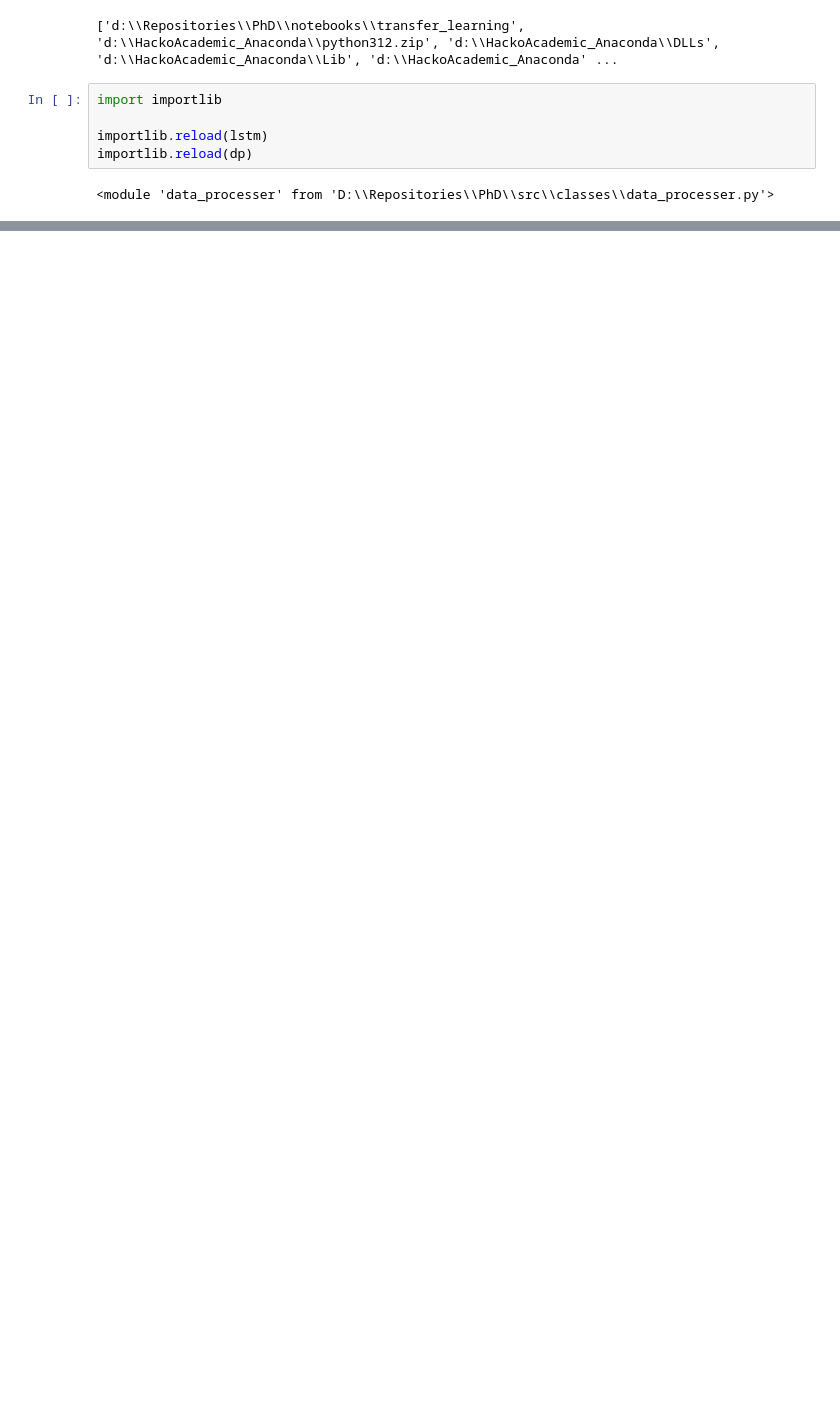
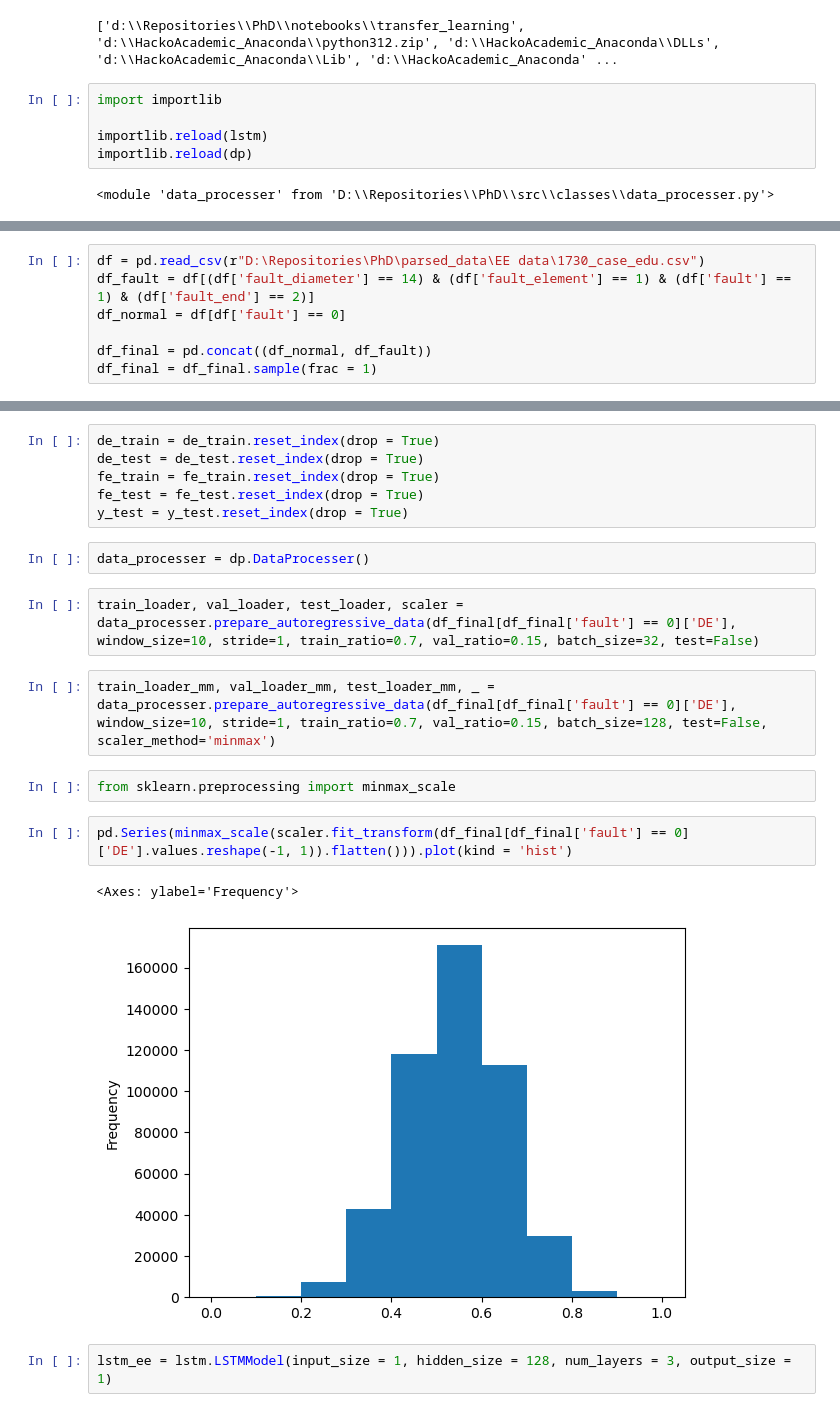
Before and after one commit to AtanasKolevNBU/PhD, a Jupyter notebook: notebooks/transfer_learning/transfer_learning.ipynb, the cells around one changed output, grey strips where cells are left out. Saved outputs shown, nothing was run; the diff lists cells and outputs as text; blank space fills up the shorter version.

```diff
--- a/notebooks/transfer_learning/transfer_learning.ipynb
+++ b/notebooks/transfer_learning/transfer_learning.ipynb
@@ -25,0 +40,7 @@ importlib.reload(dp)
+# %%
+df = pd.read_csv(r"D:\Repositories\PhD\parsed_data\EE data\1730_case_edu.csv")
+df_fault = df[(df['fault_diameter'] == 14) & (df['fault_element'] == 1) & (df['fault'] == 1) & (df['fault_end'] == 2)]
+df_normal = df[df['fault'] == 0]
+
+df_final = pd.concat((df_normal, df_fault))
+df_final = df_final.sample(frac = 1)
@@ -25,0 +69,21 @@ importlib.reload(dp)
+# %%
+de_train = de_train.reset_index(drop = True)
+de_test = de_test.reset_index(drop = True)
+fe_train = fe_train.reset_index(drop = True)
+fe_test = fe_test.reset_index(drop = True)
+y_test = y_test.reset_index(drop = True)
+# %%
+data_processer = dp.DataProcesser()
+# %%
+train_loader, val_loader, test_loader, scaler = data_processer.prepare_autoregressive_data(df_final[df_final['fault'] == 0]['DE'], window_size=10, stride=1, train_ratio=0.7, val_ratio=0.15, batch_size=32, test=False)
+# %%
+train_loader_mm, val_loader_mm, test_loader_mm, _ = data_processer.prepare_autoregressive_data(df_final[df_final['fault'] == 0]['DE'], window_size=10, stride=1, train_ratio=0.7, val_ratio=0.15, batch_size=128, test=False, scaler_method='minmax')
+# %%
+from sklearn.preprocessing import minmax_scale
+# %%
+pd.Series(minmax_scale(scaler.fit_transform(df_final[df_final['fault'] == 0]['DE'].values.reshape(-1, 1)).flatten())).plot(kind = 'hist')
+# %% [output]
+<Axes: ylabel='Frequency'>
+[figure, added]
+# %%
+lstm_ee = lstm.LSTMModel(input_size = 1, hidden_size = 128, num_layers = 3, output_size = 1)
```
Also changed, not shown: parts of 22 cells of this notebook, 8 other files.
